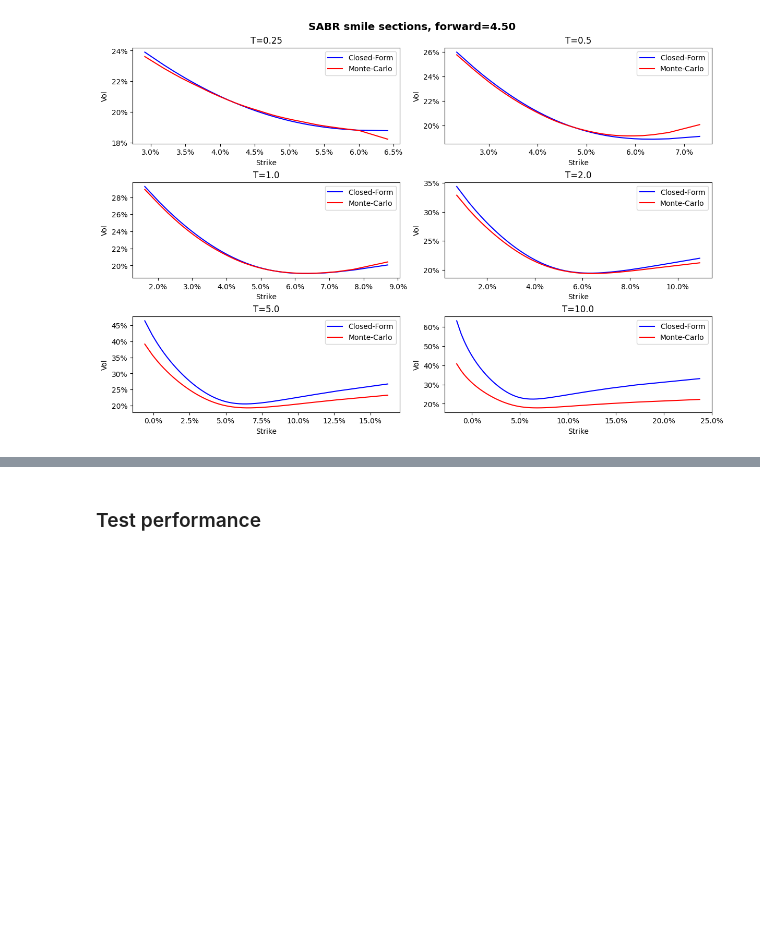
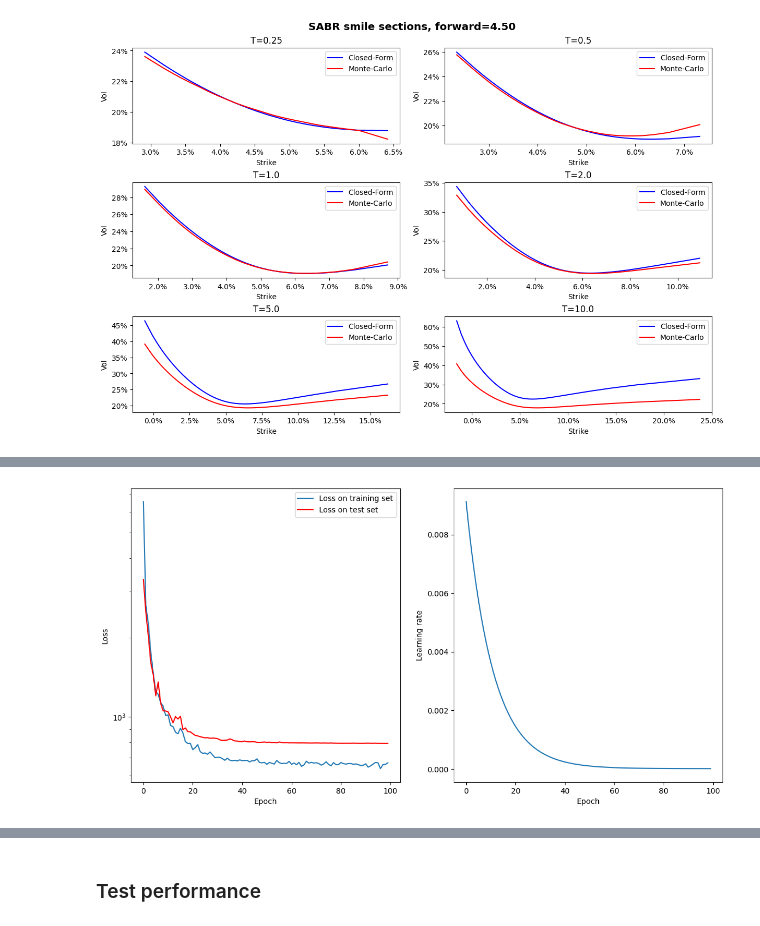
Before and after one commit to sebgur/SDev.Python, a Jupyter notebook: notebooks/Deep Learning StoVol-MB.ipynb, the cells around one changed output, grey strips where cells are left out. Saved outputs shown, nothing was run; the diff lists cells and outputs as text; code cells hidden in the pictures; blank space fills up the shorter version.

Commit message:
saving progress with part 2 out of 3 MB

```diff
--- a/notebooks/Deep Learning StoVol-MB.ipynb
+++ b/notebooks/Deep Learning StoVol-MB.ipynb
@@ -293,0 +417,13 @@ Let us proceed with the following steps:
+# %%
+HIDDEN_LAYERS = ['softplus', 'softplus', 'softplus', 'softplus']
+NUM_NEURONS = 64
+DROP_OUT = 0.0
+pr_demo_keras_model = compose_model(pr_input_dim, pr_output_dim, HIDDEN_LAYERS, NUM_NEURONS, DROP_OUT)
+pr_demo_topology = { 'layers': HIDDEN_LAYERS, 'neurons': NUM_NEURONS, 'dropout': DROP_OUT}
+
+pr_demo_model = LearningModel(pr_demo_keras_model)
+pr_demo_model.topology_ = pr_demo_topology
+
+print(f"Hidden layer structure: {HIDDEN_LAYERS}")
+print(f"Number of neurons per layer: {NUM_NEURONS}")
+print(f"Drop-out rate: {DROP_OUT:.2f}")
@@ -293,0 +441,71 @@ Let us proceed with the following steps:
+# %%
+EPOCHS = 100
+BATCH_SIZE = 1000
+# LR_TYPE = 'Constant'
+LR_TYPE = 'ExpDec'
+# LR_TYPE = 'Cyclical'
+
+
+# Learning rate scheduler
+INIT_LR = 1.0e-2#1.0e-2
+FINAL_LR = 1.0e-5#1.0e-4
+TARGET_EPOCH = EPOCHS * 0.90  # Epoch by which we plan to be down to 110% of final LR
+PERIODS = 10  # Number of oscillation periods until target epoch
+
+if LR_TYPE == 'Constant':
+    lr_schedule = INIT_LR
+elif LR_TYPE == 'ExpDec':
+    lr_schedule = FlooredExponentialDecay(NUM_DATASET, BATCH_SIZE, TARGET_EPOCH, INIT_LR, FINAL_LR)
+else:
+    lr_schedule = CyclicalExponentialDecay(NUM_DATASET, BATCH_SIZE, TARGET_EPOCH, INIT_LR, FINAL_LR, PERIODS)
+
+# Optimizer
+optimizer = tf.keras.optimizers.Adam(learning_rate=lr_schedule)
+pr_demo_model.optimizer_ = optimizer.get_config()
+print("Optimizer settings")
+optim_fields = pr_demo_model.optimizer_
+for field, value in optim_fields.items():
+    print(field, ":", value)
+
+# Compile
+print("Compile model")
+pr_demo_keras_model.compile(loss=tf_bps_rmse, optimizer=optimizer)
+
+# Callbacks
+EPOCH_SAMPLING = 1
+callback = RefCallback(pr_x_test, pr_y_test, bps_rmse, optimizer=optimizer,
+                       epoch_sampling=EPOCH_SAMPLING, x_train=pr_x_train, y_train=pr_y_train)
+
+# Train the network
+print("Training ANN model")
+pr_demo_model.train(pr_x_train, pr_y_train, EPOCHS, BATCH_SIZE, callback)
+
+# Saving model to file
+now = datetime.now()
+dt_string = now.strftime("%Y%m%d-%H_%M_%S")
+model_folder_name = os.path.join(pr_model_folder, "SABR_demo")
+print("Saving model to: " + model_folder_name)
+pr_demo_model.save(model_folder_name)
+
+# Show training charts
+hist_epochs = callback.epochs
+hist_losses = callback.losses
+hist_lr = callback.learning_rates
+sampled_epochs = callback.sampled_epochs
+test_losses = callback.test_losses
+
+plt.figure(figsize=(14, 7))
+plt.subplots_adjust(hspace=0.40)
+plt.subplot(1, 2, 1)
+plt.xlabel('Epoch')
+plt.ylabel('Loss')
+plt.yscale("log")
+plt.plot(hist_epochs, hist_losses, label='Loss on training set')
+plt.plot(sampled_epochs, test_losses, color='red', label='Loss on test set')
+plt.legend(loc='upper right')
+plt.subplot(1, 2, 2)
+plt.xlabel('Epoch')
+plt.ylabel('Learning rate')
+plt.plot(hist_epochs, hist_lr)
+plt.show()
+# %% [output]
@@ -293,0 +529 @@ Let us proceed with the following steps:
+[figure, added]
```
Also changed, not shown: parts of 46 cells of this notebook, 2 other files.
